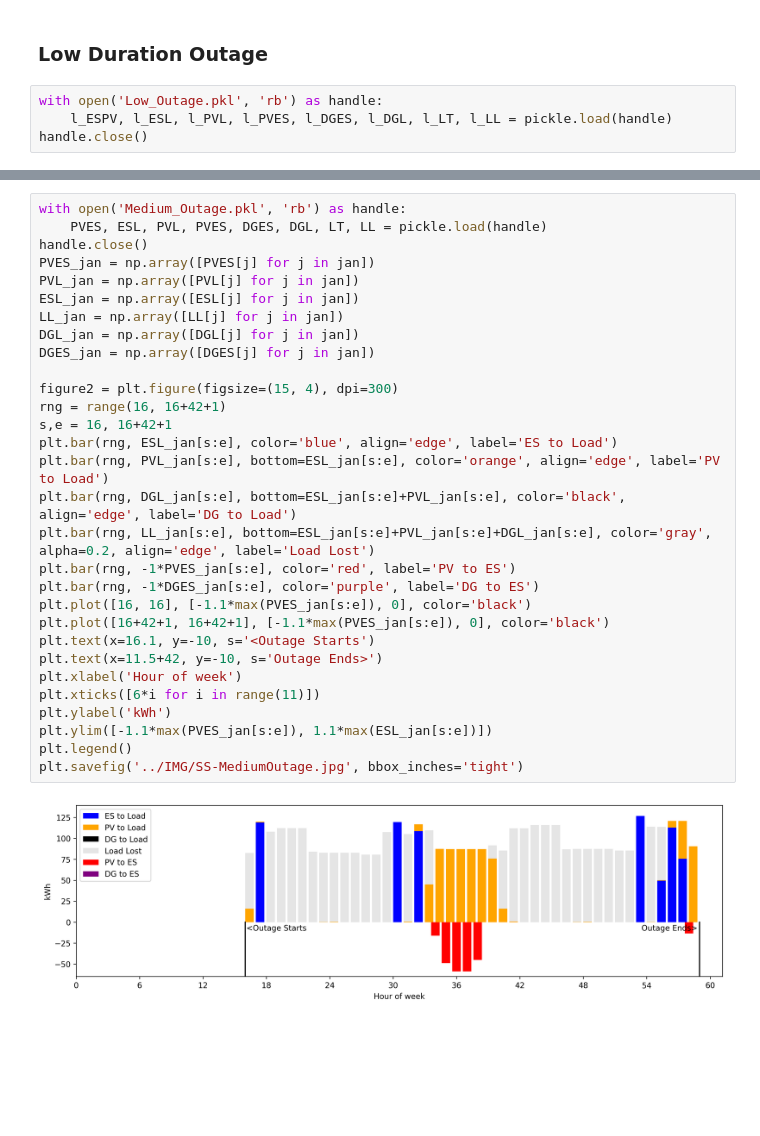
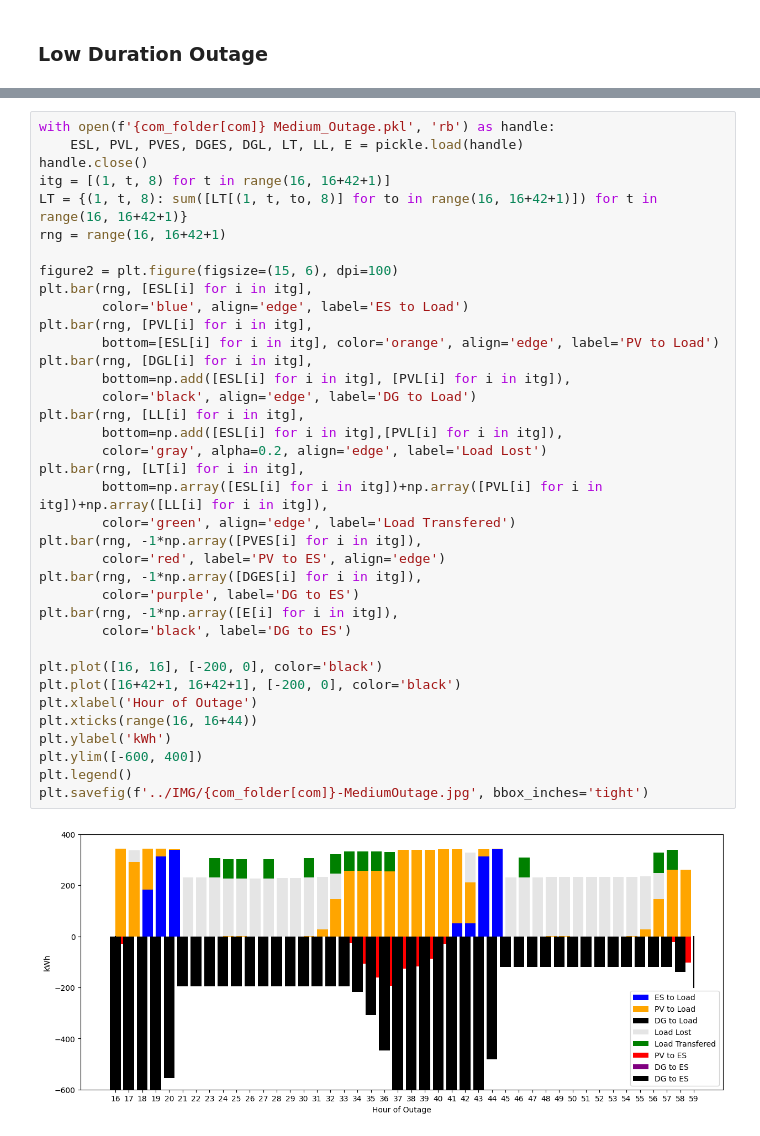
Before and after one commit to FarzaneEzzati/RCMG-PlanningOperation, a Jupyter notebook: Visualizations/Hourly Performance.ipynb, the cells around one changed output, grey strips where cells are left out. Saved outputs shown, nothing was run; the diff lists cells and outputs as text; blank space fills up the shorter version.

```diff
--- a/Visualizations/Hourly Performance.ipynb
+++ b/Visualizations/Hourly Performance.ipynb
@@ -4,8 +4,4 @@ import numpy as np
 import pickle
 # %% [markdown]
 ### Low Duration Outage
-# %%
-with open('Low_Outage.pkl', 'rb') as handle:
-    l_ESPV, l_ESL, l_PVL, l_PVES, l_DGES, l_DGL, l_LT, l_LL = pickle.load(handle)
-handle.close()
 # %%
@@ -45,33 +57,40 @@ plt.savefig('../IMG/SS-LowOutage.jpg', bbox_inches='tight')
 # %%
-with open('Medium_Outage.pkl', 'rb') as handle:
-    PVES, ESL, PVL, PVES, DGES, DGL, LT, LL = pickle.load(handle)
+with open(f'{com_folder[com]} Medium_Outage.pkl', 'rb') as handle:
+    ESL, PVL, PVES, DGES, DGL, LT, LL, E = pickle.load(handle)
 handle.close()
-PVES_jan = np.array([PVES[j] for j in jan])
-PVL_jan = np.array([PVL[j] for j in jan])
-ESL_jan = np.array([ESL[j] for j in jan])
-LL_jan = np.array([LL[j] for j in jan])
-DGL_jan = np.array([DGL[j] for j in jan])
-DGES_jan = np.array([DGES[j] for j in jan])
+itg = [(1, t, 8) for t in range(16, 16+42+1)]
+LT = {(1, t, 8): sum([LT[(1, t, to, 8)] for to in range(16, 16+42+1)]) for t in range(16, 16+42+1)}
+rng = range(16, 16+42+1)
 
-figure2 = plt.figure(figsize=(15, 4), dpi=300)
-rng = range(16, 16+42+1)
-s,e = 16, 16+42+1
-plt.bar(rng, ESL_jan[s:e], color='blue', align='edge', label='ES to Load')
-plt.bar(rng, PVL_jan[s:e], bottom=ESL_jan[s:e], color='orange', align='edge', label='PV to Load')
-plt.bar(rng, DGL_jan[s:e], bottom=ESL_jan[s:e]+PVL_jan[s:e], color='black', align='edge', label='DG to Load')
-plt.bar(rng, LL_jan[s:e], bottom=ESL_jan[s:e]+PVL_jan[s:e]+DGL_jan[s:e], color='gray', alpha=0.2, align='edge', label='Load Lost')
-plt.bar(rng, -1*PVES_jan[s:e], color='red', label='PV to ES')
-plt.bar(rng, -1*DGES_jan[s:e], color='purple', label='DG to ES')
-plt.plot([16, 16], [-1.1*max(PVES_jan[s:e]), 0], color='black')
-plt.plot([16+42+1, 16+42+1], [-1.1*max(PVES_jan[s:e]), 0], color='black')
-plt.text(x=16.1, y=-10, s='<Outage Starts')
-plt.text(x=11.5+42, y=-10, s='Outage Ends>')
-plt.xlabel('Hour of week')
-plt.xticks([6*i for i in range(11)])
+figure2 = plt.figure(figsize=(15, 6), dpi=100)
+plt.bar(rng, [ESL[i] for i in itg],
+        color='blue', align='edge', label='ES to Load')
+plt.bar(rng, [PVL[i] for i in itg],
+        bottom=[ESL[i] for i in itg], color='orange', align='edge', label='PV to Load')
+plt.bar(rng, [DGL[i] for i in itg],
+        bottom=np.add([ESL[i] for i in itg], [PVL[i] for i in itg]),
+        color='black', align='edge', label='DG to Load')
+plt.bar(rng, [LL[i] for i in itg],
+        bottom=np.add([ESL[i] for i in itg],[PVL[i] for i in itg]),
+        color='gray', alpha=0.2, align='edge', label='Load Lost')
+plt.bar(rng, [LT[i] for i in itg],
+        bottom=np.array([ESL[i] for i in itg])+np.array([PVL[i] for i in itg])+np.array([LL[i] for i in itg]),
+        color='green', align='edge', label='Load Transfered')
+plt.bar(rng, -1*np.array([PVES[i] for i in itg]),
+        color='red', label='PV to ES', align='edge')
+plt.bar(rng, -1*np.array([DGES[i] for i in itg]),
+        color='purple', label='DG to ES')
+plt.bar(rng, -1*np.array([E[i] for i in itg]),
+        color='black', label='DG to ES')
+
+plt.plot([16, 16], [-200, 0], color='black')
+plt.plot([16+42+1, 16+42+1], [-200, 0], color='black')
+plt.xlabel('Hour of Outage')
+plt.xticks(range(16, 16+44))
 plt.ylabel('kWh')
-plt.ylim([-1.1*max(PVES_jan[s:e]), 1.1*max(ESL_jan[s:e])])
+plt.ylim([-600, 400])
 plt.legend()
-plt.savefig('../IMG/SS-MediumOutage.jpg', bbox_inches='tight')
+plt.savefig(f'../IMG/{com_folder[com]}-MediumOutage.jpg', bbox_inches='tight')
 # %% [output]
-[figure, old version]
+[figure, new version]
 # %%
```
Also changed, not shown: parts of 4 cells of this notebook, 17 other files.
